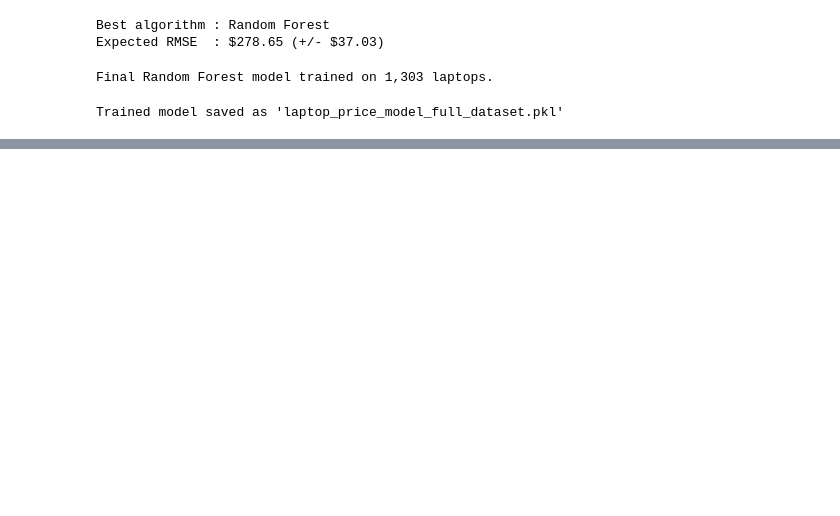
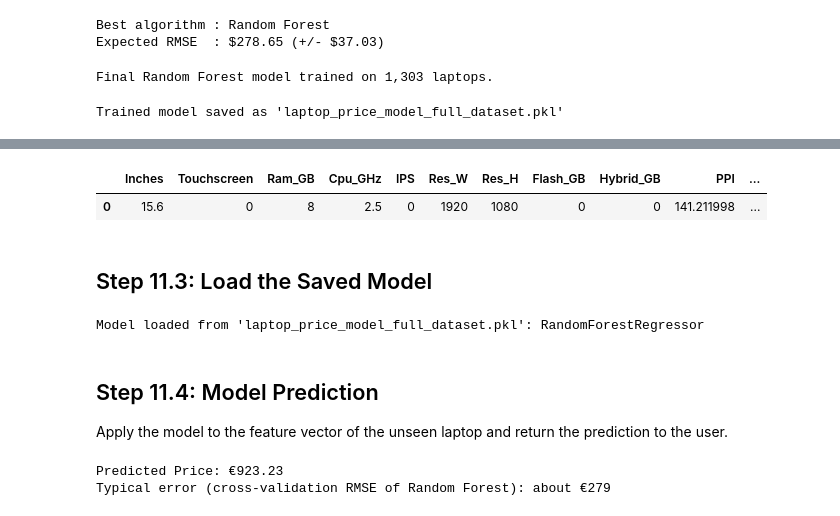
Before and after one commit to mhassantahir-afk/Car-Price-Prediction-Model, a Jupyter notebook: Car_Price_Prediction_Model.ipynb, the cells around one changed output, grey strips where cells are left out. Cells and saved outputs as stored; diff of their text form; code cells hidden in the pictures; blank space fills up the shorter version.

Commit message:
model save#2

```diff
--- a/FA24-BSE-143 MLF Assignment 3.ipynb
+++ b/Car_Price_Prediction_Model.ipynb
@@ -307,0 +506,27 @@ Trained model saved as 'laptop_price_model_full_dataset.pkl'
+# %%
+feature_vector = pd.DataFrame([user_input])[numerical_features + categorical_features]
+feature_vector
+# %% [output]
+|  | Inches | Touchscreen | Ram_GB | Cpu_GHz | IPS | Res_W | Res_H | Flash_GB | Hybrid_GB | PPI | ... |
+| 0 | 15.6 | 0 | 8 | 2.5 | 0 | 1920 | 1080 | 0 | 0 | 141.211998 | ... |
+# %% [markdown]
+## Step 11.3: Load the Saved Model
+# %%
+with open(MODEL_FILE, "rb") as f:
+    loaded_model = pickle.load(f)
+
+print(f"Model loaded from '{MODEL_FILE}': {loaded_model.named_steps['regressor'].__class__.__name__}")
+# %% [output]
+Model loaded from 'laptop_price_model_full_dataset.pkl': RandomForestRegressor
+# %% [markdown]
+## Step 11.4: Model Prediction
+
+Apply the model to the feature vector of the unseen laptop and return the prediction to the user.
+# %%
+predicted_price = loaded_model.predict(feature_vector)[0]
+
+print(f"Predicted Price: €{predicted_price:,.2f}")
+print(f"Typical error (cross-validation RMSE of {best_algorithm_name}): about €{best_mean_rmse:,.0f}")
+# %% [output]
+Predicted Price: €923.23
+Typical error (cross-validation RMSE of Random Forest): about €279
```
Also changed, not shown: parts of 5 cells of this notebook.
